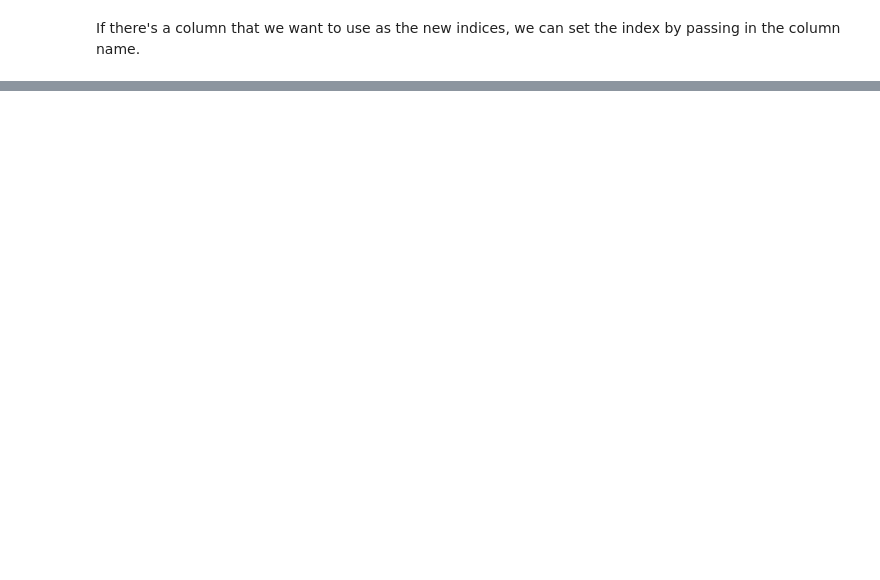
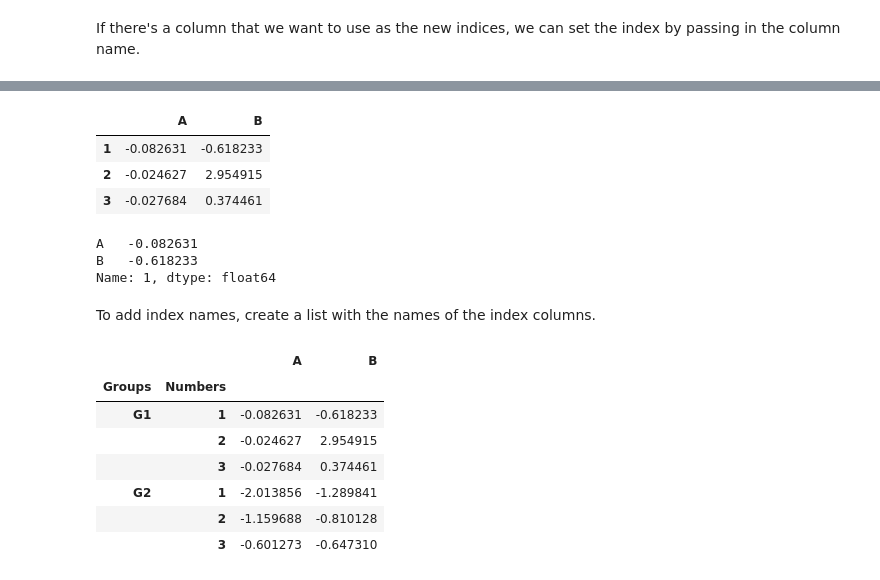
Before and after one commit to alan-lam/Machine-Learning-Resources, a Jupyter notebook: Data Science.ipynb, the cells around one changed output, grey strips where cells are left out. Saved outputs shown, nothing was run; the diff lists cells and outputs as text; code cells hidden in the pictures; blank space fills up the shorter version.

Commit message:
update data science

```diff
--- a/Data Science.ipynb
+++ b/Data Science.ipynb
@@ -545,0 +551,5 @@ df.set_index('index')
+# %%
+outside = ['G1', 'G1', 'G1', 'G2', 'G2', 'G2']
+inside = [1, 2, 3, 1, 2, 3]
+hier_index = list(zip(outside, inside))
+hier_index
@@ -545,0 +558,5 @@ df.set_index('index')
+# %%
+hier_index = pd.MultiIndex.from_tuples(hier_index)
+# %%
+df = pd.DataFrame(np.random.randn(6,2), hier_index, ['A','B'])
+df
@@ -545,0 +571,27 @@ df.set_index('index')
+# %%
+df.loc['G1']
+# %% [output]
+|  | A | B |
+| 1 | -0.082631 | -0.618233 |
+| 2 | -0.024627 | 2.954915 |
+| 3 | -0.027684 | 0.374461 |
+# %%
+df.loc['G1'].loc[1]
+# %% [output]
+A   -0.082631
+B   -0.618233
+Name: 1, dtype: float64
+# %% [markdown]
+To add index names, create a list with the names of the index columns.
+# %%
+df.index.names = ['Groups', 'Numbers']
+df
+# %% [output]
+|  |  | A | B |
+| Groups | Numbers |  |  |
+| G1 | 1 | -0.082631 | -0.618233 |
+|  | 2 | -0.024627 | 2.954915 |
+|  | 3 | -0.027684 | 0.374461 |
+| G2 | 1 | -2.013856 | -1.289841 |
+|  | 2 | -1.159688 | -0.810128 |
+|  | 3 | -0.601273 | -0.647310 |
```
Also changed, not shown: parts of 31 cells of this notebook.
